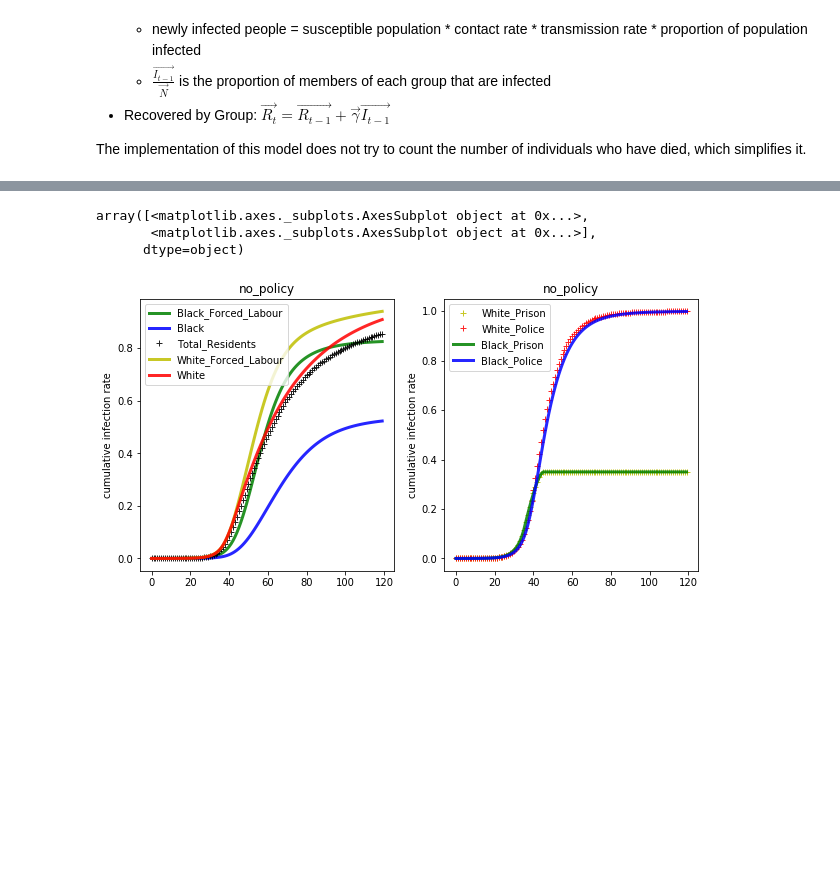
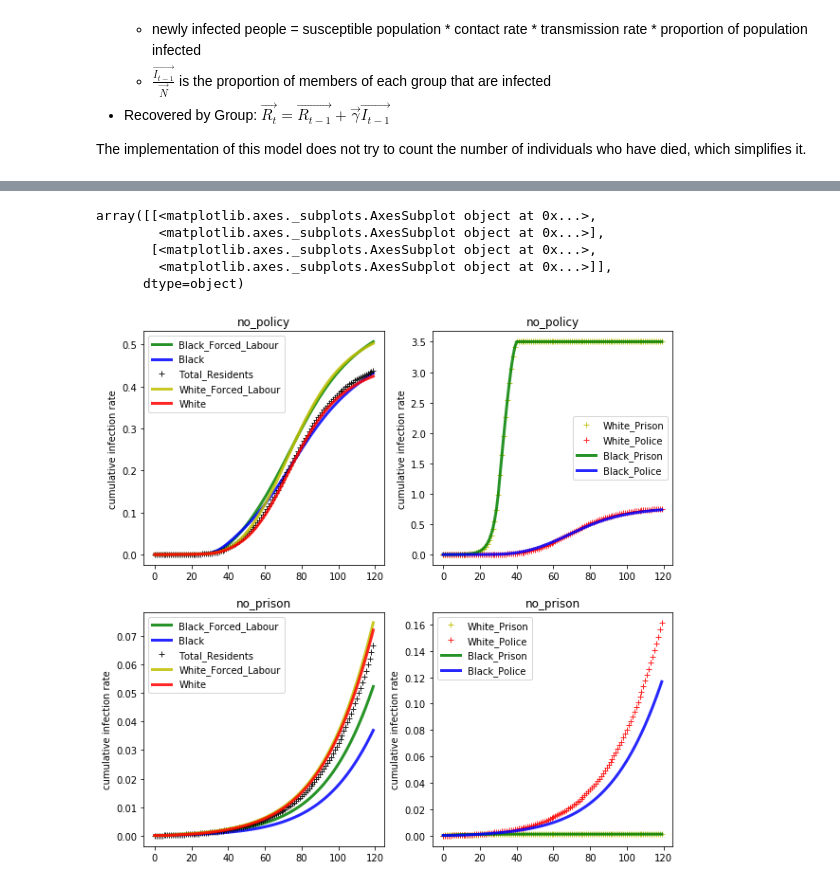
Before and after one commit to mmeyer717/CPE-COVID-disparities, a Jupyter notebook: model/Model.ipynb, the cells around one changed output, grey strips where cells are left out. Cells and saved outputs as stored; diff of their text form; code cells hidden in the pictures; blank space fills up the shorter version.

Commit message:
fixed rates

```diff
--- a/model/Model.ipynb
+++ b/model/Model.ipynb
@@ -158,11 +163,11 @@ original_dir, lever_1_dir, lever_2_dir = inputs.write_all_matrices(INPUT_BASE_DI
 pd.options.mode.chained_assignment = None
 # %%
 # Initial Input Parameters
-PRISON_PEAK_DATE = 35
+PRISON_PEAK_DATE = 30
 TRANSMISSION_RATE = 0.015
-POST_SIP_TRANMISSION_RATE = TRANSMISSION_RATE
+POST_SIP_TRANMISSION_RATE = TRANSMISSION_RATE/2
 SIP_START_DATE  = 14
-INITIAL_INFECTION_RATE =1
+INITIAL_INFECTION_RATE = 2
 
 OUTPUT_DIR = 'output/'  #input2/CONTACT_MATRIX_POST_SIP.csv
 CONTACT_MATRIX_PATH = 'CONTACT_MATRIX_POST_SIP.csv'
@@ -175,16 +180,16 @@ starting_params = mp.ModelParams(TRANSMISSION_RATE, SIP_START_DATE, INITIAL_INFE
                                  post_sip_t=POST_SIP_TRANMISSION_RATE)
 
 no_prison_params = mp.ModelParams(TRANSMISSION_RATE, SIP_START_DATE, INITIAL_INFECTION_RATE,
-                                 PRISON_PEAK_DATE, 0.01,
-                                 post_sip_t=POST_SIP_TRANMISSION_RATE, )
+                                 PRISON_PEAK_DATE, 0.0001,
+                                 post_sip_t=POST_SIP_TRANMISSION_RATE)
 
 # summary_stats, infection_maps, s_maps, group_sizes = run_models(
 #     {inputs.ORIGINAL_FOLDER: original_dir,'no_prison': original_dir},
 #     {inputs.ORIGINAL_FOLDER: starting_params, 'no_prison': no_prison_params}, DAYS)
 
 summary_stats, infection_maps, s_maps, group_sizes = run_models(
-    {inputs.ORIGINAL_FOLDER: original_dir},
-    {inputs.ORIGINAL_FOLDER: starting_params}, DAYS)
+    {inputs.ORIGINAL_FOLDER: original_dir, 'no_prison': original_dir},
+    {inputs.ORIGINAL_FOLDER: starting_params, 'no_prison': no_prison_params}, DAYS)
 
 summary_stats.to_csv(os.path.join(OUTPUT_DIR, f'full_summary_stats_{TRANSMISSION_RATE}.csv'))
 group_sizes = group_sizes.set_index('name')
@@ -215,8 +230,10 @@ plot_utils.make_susceptable_plot(
 # %%
-plot_utils.plot_all_groups(s_maps, group_sizes)
+plot_utils.plot_all_groups(s_maps, group_sizes, policies=['no_policy', 'no_prison'])
 # %% [output]
-array([<matplotlib.axes._subplots.AxesSubplot object at 0x...>,
-       <matplotlib.axes._subplots.AxesSubplot object at 0x...>],
+array([[<matplotlib.axes._subplots.AxesSubplot object at 0x...>,
+        <matplotlib.axes._subplots.AxesSubplot object at 0x...>],
+       [<matplotlib.axes._subplots.AxesSubplot object at 0x...>,
+        <matplotlib.axes._subplots.AxesSubplot object at 0x...>]],
       dtype=object)
-[figure, old version]
+[figure, new version]
 # %%
```
Also changed, not shown: parts of 11 cells of this notebook, 3 other files.
